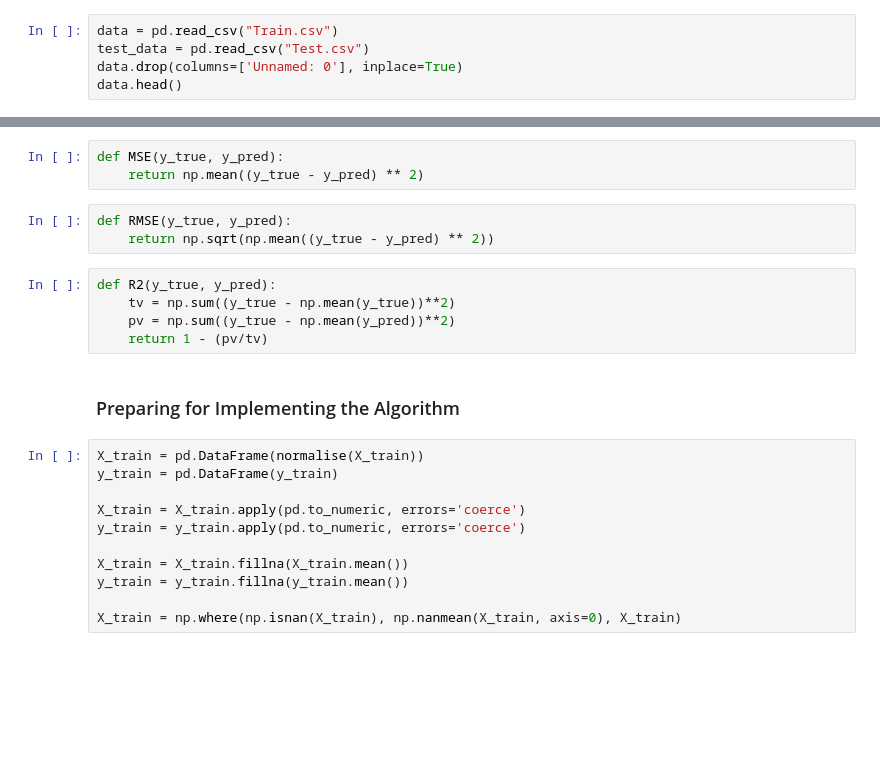
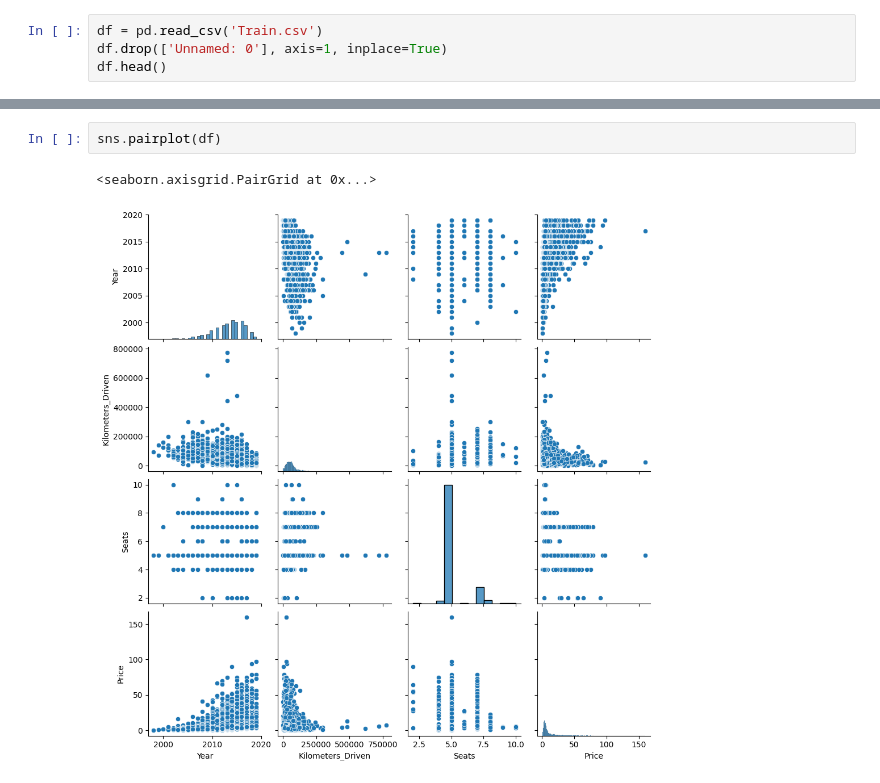
Before and after one commit to MANAS-AI-Taskphase-24-25/sumirseth, a Jupyter notebook: main.ipynb, the cells around one changed output, grey strips where cells are left out. Cells and saved outputs as stored; diff of their text form; blank space fills up the shorter version.

```diff
--- a/main.ipynb
+++ b/main.ipynb
@@ -11,8 +6,7 @@ import math
 # %%
-data = pd.read_csv("Train.csv")
-test_data = pd.read_csv("Test.csv")
-data.drop(columns=['Unnamed: 0'], inplace=True)
-data.head()
+df = pd.read_csv('Train.csv')
+df.drop(['Unnamed: 0'], axis=1, inplace=True)
+df.head()
 # %% [output]
 |  | Name | Location | Year | Kilometers_Driven | Fuel_Type | Transmission | Owner_Type | Mileage | Engine | ... |
 | 0 | Tata Tiago 1.2 Revotron XZ WO Alloy | Hyderabad | 2017 | 16500 | Petrol | Manual | First | 23.84 kmpl | 1199 CC | ... |
@@ -117,24 +17,5 @@ class LinearRegression:
-# %%
-def MSE(y_true, y_pred):
-    return np.mean((y_true - y_pred) ** 2)
-# %%
-def RMSE(y_true, y_pred):
-    return np.sqrt(np.mean((y_true - y_pred) ** 2))
-# %%
-def R2(y_true, y_pred):
-    tv = np.sum((y_true - np.mean(y_true))**2)
-    pv = np.sum((y_true - np.mean(y_pred))**2)
-    return 1 - (pv/tv)
-# %% [markdown]
-### Preparing for Implementing the Algorithm
-# %%
-X_train = pd.DataFrame(normalise(X_train))
-y_train = pd.DataFrame(y_train)
-
-X_train = X_train.apply(pd.to_numeric, errors='coerce')
-y_train = y_train.apply(pd.to_numeric, errors='coerce')
-
-X_train = X_train.fillna(X_train.mean())
-y_train = y_train.fillna(y_train.mean())
-
-X_train = np.where(np.isnan(X_train), np.nanmean(X_train, axis=0), X_train)
+# %%
+sns.pairplot(df)
+# %% [output]
+<seaborn.axisgrid.PairGrid at 0x...>
+[figure, added]
```
Also changed, not shown: parts of 15 cells of this notebook, 1 other file.
